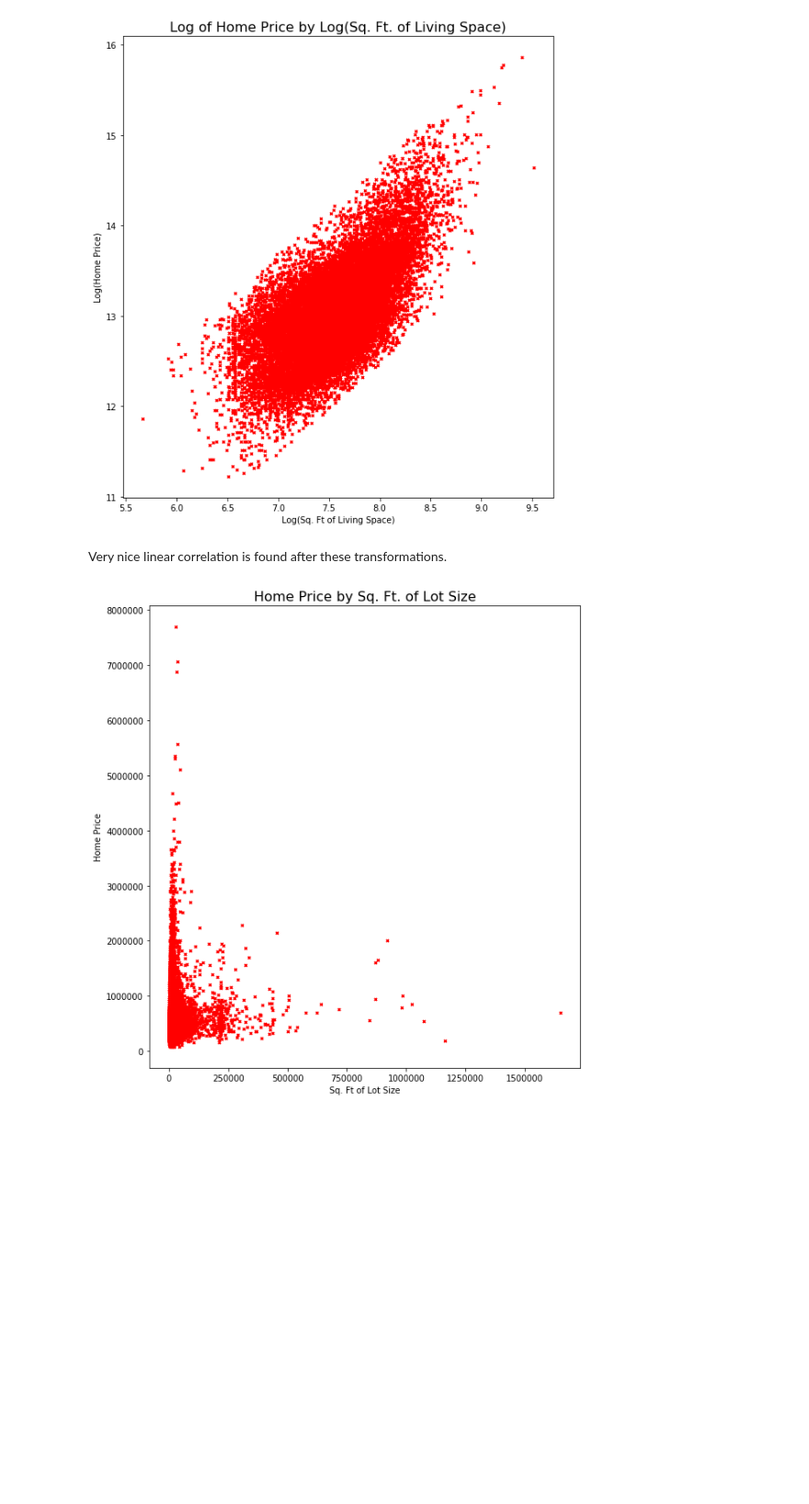
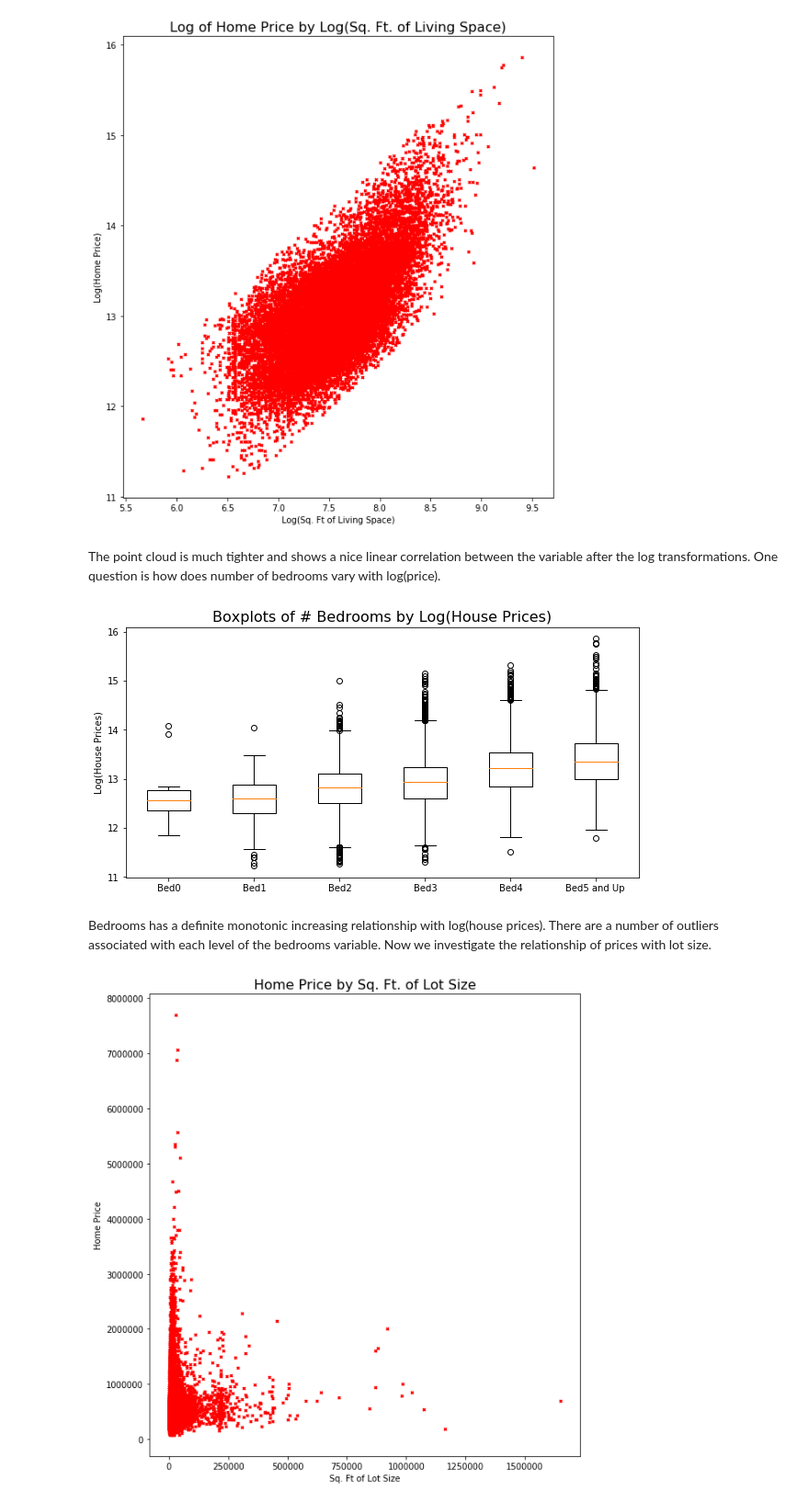
Before and after one commit to dataronio/Thinkful-PrepCapstoneReport, a Jupyter notebook: CapstoneReport.ipynb, the cells around one changed output. Shown at 92% size. Saved outputs shown, nothing was run; the diff lists cells and outputs as text; code cells hidden in the pictures; blank space fills up the shorter version.

```diff
--- a/CapstoneReport.ipynb
+++ b/CapstoneReport.ipynb
@@ -181,8 +199,26 @@ plt.xlabel('Log(Sq. Ft of Living Space)')
 plt.show()
 # %% [output]
 [figure]
-# %% [markdown]
-Very nice linear correlation is found after these transformations.
+# %% [markdown]
+The point cloud is much tighter and shows a nice linear correlation between the variable after the log transformations.  One question is how does number of bedrooms vary with log(price).
+# %%
+plt.figure(figsize=(10, 5))
+lp0 = df[df['bedrooms'] == 0]['lnprice']
+lp1 = df[df['bedrooms'] == 1]['lnprice']
+lp2 = df[df['bedrooms'] == 2]['lnprice']
+lp3 = df[df['bedrooms'] == 3]['lnprice']
+lp4 = df[df['bedrooms'] == 4]['lnprice']
+lp5 = df[df['bedrooms'] >= 5]['lnprice']
+price_bed_data = [lp0, lp1, lp2, lp3, lp4, lp5]
+plt.boxplot(price_bed_data)
+plt.title('Boxplots of # Bedrooms by Log(House Prices)', fontsize=16)
+plt.ylabel('Log(House Prices)')
+plt.xticks([1,2,3,4,5,6],['Bed0', 'Bed1', 'Bed2', 'Bed3', 'Bed4',"Bed5 and Up "])
+plt.show()
+# %% [output]
+[figure, added]
+# %% [markdown]
+Bedrooms has a definite monotonic increasing relationship with log(house prices).  There are a number of outliers associated with each level of the bedrooms variable.  Now we investigate the relationship of prices with lot size.
 # %%
 plt.figure(figsize=(20, 10))
 plt.subplot(1, 2, 1)
```
Also changed, not shown: parts of 87 cells of this notebook.
